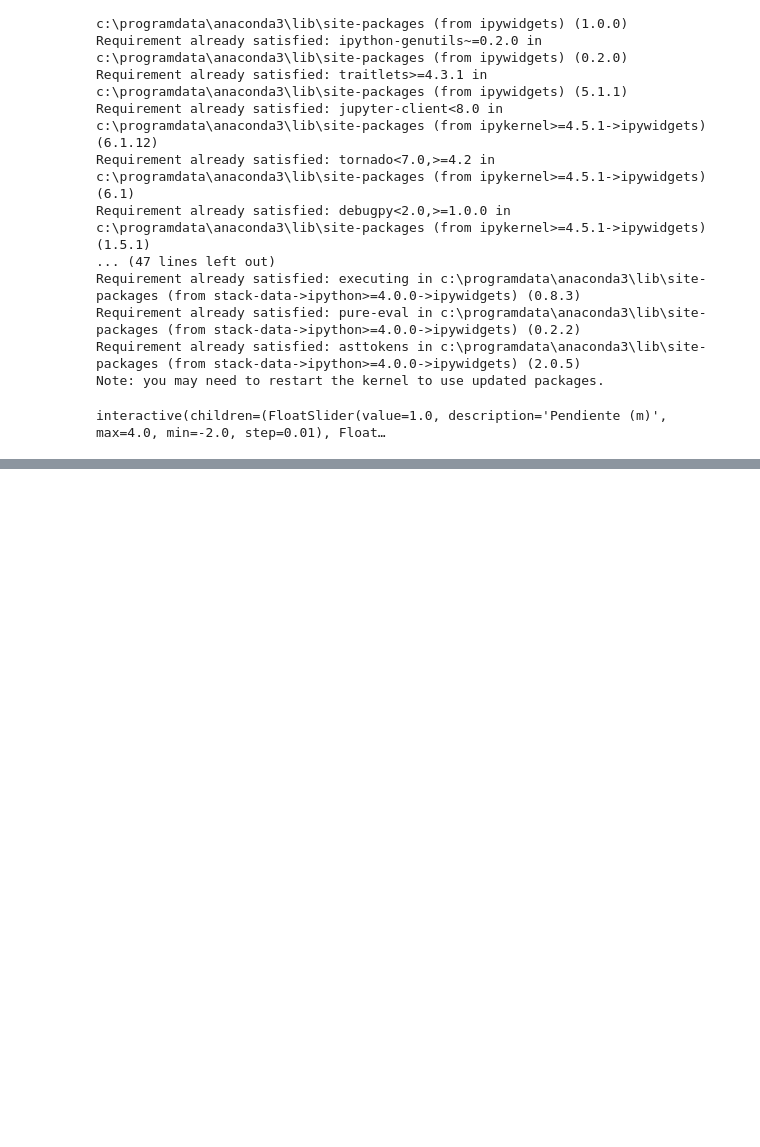
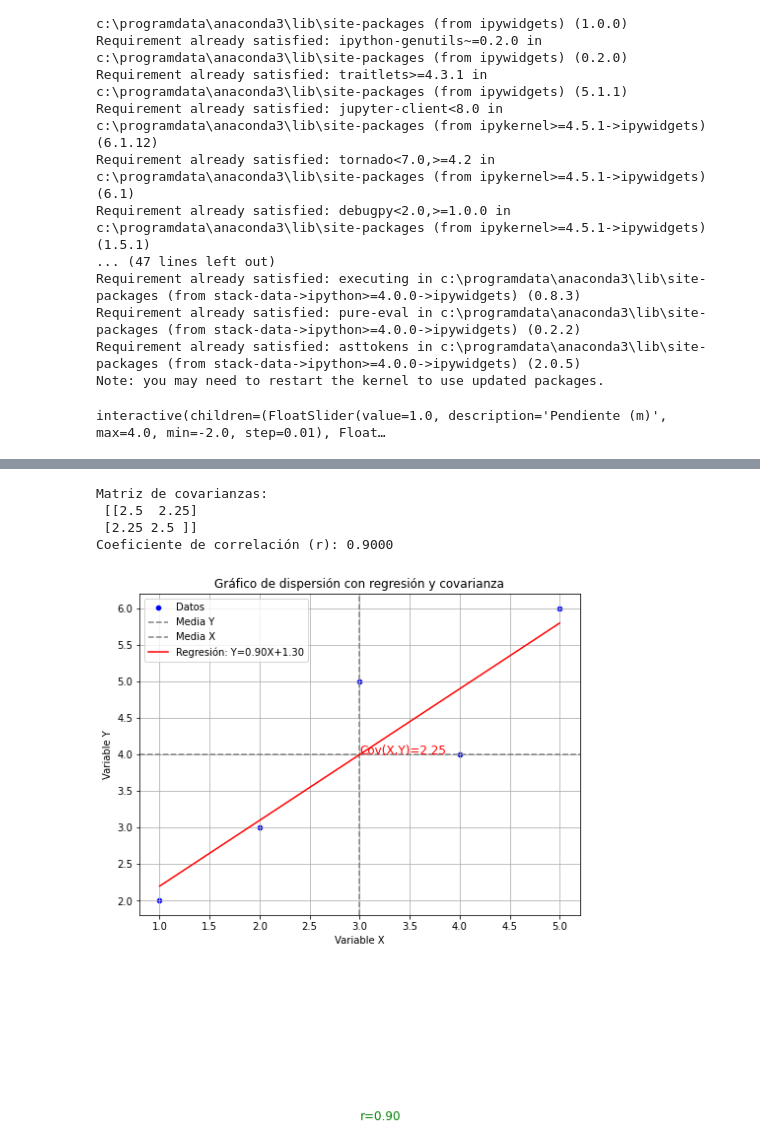
Before and after one commit to ManuelSerrano92/My-Notes-on-Data-Analytics, a Jupyter notebook: regressioniceberg.ipynb, the cells around one changed output, grey strips where cells are left out. Cells and saved outputs as stored; diff of their text form; code cells hidden in the pictures; blank space fills up the shorter version.

```diff
--- a/regressioniceberg.ipynb
+++ b/regressioniceberg.ipynb
@@ -318,0 +319,69 @@ interactive(children=(FloatSlider(value=0.9, description='Pendiente (m)', max=4.
+# %%
+import numpy as np
+import pandas as pd
+import matplotlib.pyplot as plt
+import seaborn as sns
+
+
+# Datos de ejemplo
+
+data = {'X': [1, 2, 3, 4, 5],
+        'Y': [2, 3, 5, 4, 6]}
+
+df = pd.DataFrame(data)
+
+# Cálculo de la covarianza
+cov_matrix = np.cov(df['X'], df['Y'])
+cov_XY = cov_matrix[0, 1]  # Elemento fuera de la diagonal principal
+
+# Cálculo de las desviaciones estándar
+sigma_X = np.std(df['X'], ddof=1)
+sigma_Y = np.std(df['Y'], ddof=1)
+
+# Coeficiente de correlación de Pearson
+r = cov_XY / (sigma_X * sigma_Y)
+
+
+
+
+print("Matriz de covarianzas:\n", cov_matrix)
+print(f"Coeficiente de correlación (r): {r:.4f}")
+# %% [output]
+Matriz de covarianzas:
+ [[2.5  2.25]
+ [2.25 2.5 ]]
+Coeficiente de correlación (r): 0.9000
+# %%
+from scipy.stats import linregress
+
+# Cálculo de regresión lineal
+slope, intercept, r_value, p_value, std_err = linregress(df['X'], df['Y'])
+regression_line = slope * np.array(df['X']) + intercept
+
+# Crear la gráfica
+plt.figure(figsize=(8,6))
+sns.scatterplot(x=df['X'], y=df['Y'], color='blue', label="Datos")
+
+# Representación de la media y desviaciones estándar
+plt.axhline(df['Y'].mean(), linestyle='--', color='gray', label="Media Y")
+plt.axvline(df['X'].mean(), linestyle='--', color='gray', label="Media X")
+
+# Dibujar la línea de regresión
+plt.plot(df['X'], regression_line, color='red', label=f'Regresión: Y={slope:.2f}X+{intercept:.2f}')
+
+# Mostrar valores clave
+plt.text(df['X'].mean(), df['Y'].mean(), f'Cov(X,Y)={cov_XY:.2f}', fontsize=12, color='red', ha='left')
+plt.text(df['X'].mean(), df['Y'].mean() - 5, f'r={r_value:.2f}', fontsize=12, color='green', ha='left')
+
+# Etiquetas y configuración final
+plt.xlabel("Variable X")
+plt.ylabel("Variable Y")
+plt.title("Gráfico de dispersión con regresión y covarianza")
+plt.legend()
+plt.grid(True)
+
+plt.savefig("images/pendiente-comp.png", dpi=300)
+
+plt.show()
+# %% [output]
+[figure, added]
```
Also changed, not shown: parts of 1 cell of this notebook, 2 other files.
